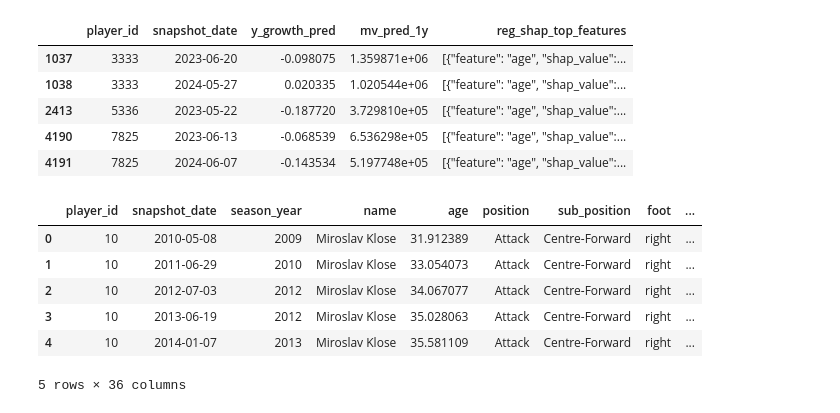
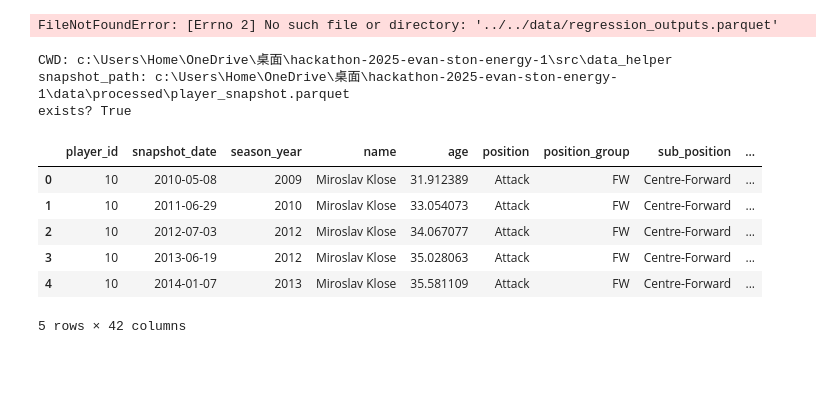
Before and after one commit to QuentinKunYu/Soccer-Scout-Co-Pilot-Finding-the-Next-Messi-or-Ronaldo, a Jupyter notebook: src/data_helper/test.ipynb, the cells around one changed output. Cells and saved outputs as stored; diff of their text form; code cells hidden in the pictures; blank space fills up the shorter version.

Commit message:
final version for regression model

```diff
--- a/src/data_helper/test.ipynb
+++ b/src/data_helper/test.ipynb
@@ -2,25 +2,36 @@
 import os
 import pandas as pd
 
-reg = pd.read_parquet("regression_outputs.parquet")
+reg = pd.read_parquet("../../data/regression_outputs.parquet")
 reg[reg["reg_shap_top_features"].notna()][
     ["player_id", "snapshot_date","y_growth_pred", "mv_pred_1y", "reg_shap_top_features"]
 ].head()
 # %% [output]
-|  | player_id | snapshot_date | y_growth_pred | mv_pred_1y | reg_shap_top_features |
-| 1037 | 3333 | 2023-06-20 | -0.098075 | 1.359871e+06 | [{"feature": "age", "shap_value":... |
-| 1038 | 3333 | 2024-05-27 | 0.020335 | 1.020544e+06 | [{"feature": "age", "shap_value":... |
-| 2413 | 5336 | 2023-05-22 | -0.187720 | 3.729810e+05 | [{"feature": "age", "shap_value":... |
-| 4190 | 7825 | 2023-06-13 | -0.068539 | 6.536298e+05 | [{"feature": "age", "shap_value":... |
-| 4191 | 7825 | 2024-06-07 | -0.143534 | 5.197748e+05 | [{"feature": "age", "shap_value":... |
+FileNotFoundError: [Errno 2] No such file or directory: '../../data/regression_outputs.parquet'
 # %%
-reg1 = pd.read_parquet("player_snapshot.parquet")
+import os
+import pandas as pd
+
+# 当前在 src/data_helper 里，所以项目根目录是再往上两层
+PROJECT_ROOT = os.path.dirname(os.path.dirname(os.getcwd()))
+DATA_DIR = os.path.join(PROJECT_ROOT, "data")
+PROCESSED_DIR = os.path.join(DATA_DIR, "processed")
+
+snapshot_path = os.path.join(PROCESSED_DIR, "player_snapshot.parquet")
+print("CWD:", os.getcwd())
+print("snapshot_path:", snapshot_path)
+print("exists?", os.path.exists(snapshot_path))
+
+reg1 = pd.read_parquet(snapshot_path)
 reg1.head()
 # %% [output]
+CWD: c:\Users\Home\OneDrive\桌面\hackathon-2025-evan-ston-energy-1\src\data_helper
+snapshot_path: c:\Users\Home\OneDrive\桌面\hackathon-2025-evan-ston-energy-1\data\processed\player_snapshot.parquet
+exists? True
-|  | player_id | snapshot_date | season_year | name | age | position | sub_position | foot | ... |
-| 0 | 10 | 2010-05-08 | 2009 | Miroslav Klose | 31.912389 | Attack | Centre-Forward | right | ... |
-| 1 | 10 | 2011-06-29 | 2010 | Miroslav Klose | 33.054073 | Attack | Centre-Forward | right | ... |
-| 2 | 10 | 2012-07-03 | 2012 | Miroslav Klose | 34.067077 | Attack | Centre-Forward | right | ... |
-| 3 | 10 | 2013-06-19 | 2012 | Miroslav Klose | 35.028063 | Attack | Centre-Forward | right | ... |
-| 4 | 10 | 2014-01-07 | 2013 | Miroslav Klose | 35.581109 | Attack | Centre-Forward | right | ... |
+|  | player_id | snapshot_date | season_year | name | age | position | position_group | sub_position | ... |
+| 0 | 10 | 2010-05-08 | 2009 | Miroslav Klose | 31.912389 | Attack | FW | Centre-Forward | ... |
+| 1 | 10 | 2011-06-29 | 2010 | Miroslav Klose | 33.054073 | Attack | FW | Centre-Forward | ... |
+| 2 | 10 | 2012-07-03 | 2012 | Miroslav Klose | 34.067077 | Attack | FW | Centre-Forward | ... |
+| 3 | 10 | 2013-06-19 | 2012 | Miroslav Klose | 35.028063 | Attack | FW | Centre-Forward | ... |
+| 4 | 10 | 2014-01-07 | 2013 | Miroslav Klose | 35.581109 | Attack | FW | Centre-Forward | ... |
-5 rows × 36 columns
+5 rows × 42 columns
```
Also changed, not shown: parts of 2 cells of this notebook, 4 other files.
